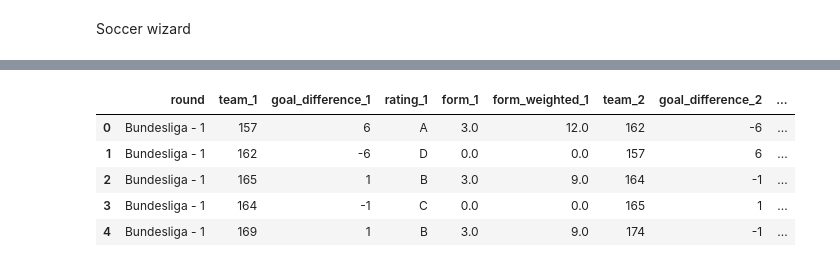
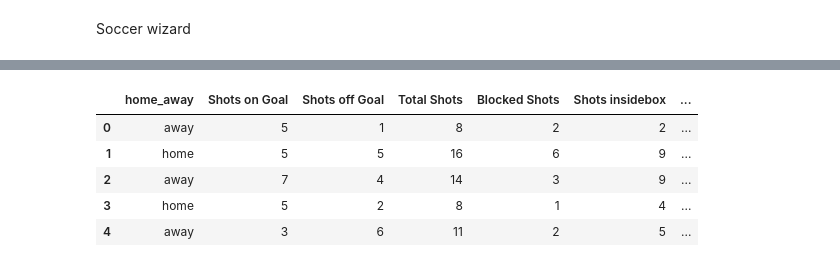
Before and after one commit to krflorian/soccer_odds, a Jupyter notebook: soccer_api.ipynb, the cells around one changed output, grey strips where cells are left out. Cells and saved outputs as stored; diff of their text form; code cells hidden in the pictures.

```diff
--- a/soccer_api.ipynb
+++ b/soccer_api.ipynb
@@ -129,3 +73,23 @@ results.head()
+# %%
+# attention ! a lot of API calls!
+stats = pd.read_csv('data/stats_2018.csv', index_col=0)
+stats.head()
+
+#stats = pd.DataFrame()
+#for id in results['match_id']:
+#    stat = pd.DataFrame(sc.request_match_statistics(id))
+#    stat['match_id'] = id
+#    stats = stats.append(stat)
+#stats = stats.rename_axis('home_away').reset_index()
+#stats.to_csv('data/stats_2018.csv')
+#stats.head()
+# %% [output]
+|  | home_away | Shots on Goal | Shots off Goal | Total Shots | Blocked Shots | Shots insidebox | ... |
+| 0 | away | 5 | 1 | 8 | 2 | 2 | ... |
+| 1 | home | 5 | 5 | 16 | 6 | 9 | ... |
+| 2 | away | 7 | 4 | 14 | 3 | 9 | ... |
+| 3 | home | 5 | 2 | 8 | 1 | 4 | ... |
+| 4 | away | 3 | 6 | 11 | 2 | 5 | ... |
 # %%
 rounds = results['round'].unique()
 table = {r:{t:{'points':[], 'goals_shot':[], 'goals_received':[]} for t in teams['id']} for r in rounds}
@@ -182,60 +158,3 @@ for t in teams['id']:
         form_rating.append(table[r][t]['rating'])
         table[r][t]['form'] = form.copy()
         table[r][t]['form_rating'] = form_rating.copy()
-# %%
-data = pd.DataFrame()
-for i in range(len(results)):
-    team_1 = results.loc[i]['home']
-    team_2 = results.loc[i]['away']
-    gameday = results.loc[i]['round']
-    if gameday == 'Bundesliga - 1':
-        last_gameday = gameday
-        next
-    form_ratings_1 = get_rating_value(table[last_gameday][team_1]['form_rating'])
-    form_ratings_2 = get_rating_value(table[last_gameday][team_2]['form_rating'])
-    form_weighted_1 = sum([table[last_gameday][team_1]['form'][i]*form_ratings_1[i] for i in range(len(form_ratings_1))])
-    form_weighted_2 = sum([table[last_gameday][team_2]['form'][i]*form_ratings_2[i] for i in range(len(form_ratings_2))])
-    if form_weighted_1 > 0:
-        form_weighted_1 = form_weighted_1/len(form_ratings_1)
-    if form_weighted_2 > 0:
-        form_weighted_2 = form_weighted_1/len(form_ratings_2)
-    data = data.append(pd.DataFrame({
-                                    'round': gameday,
-                                    'team_1': team_1,
-                                    'goal_difference_1': table[last_gameday][team_1]['goal_difference'],
-                                    'rating_1': table[last_gameday][team_1]['rating'],
-                                    'form_1': sum(table[last_gameday][team_1]['form'])/len(table[last_gameday][team_1]['form']),
-                                    'form_weighted_1': form_weighted_1,
-                                    'team_2': team_2,
-                                    'goal_difference_2': table[last_gameday][team_2]['goal_difference'],
-                                    'rating_2': table[last_gameday][team_2]['rating'],
-                                    'form_2': sum(table[last_gameday][team_2]['form'])/len(table[last_gameday][team_2]['form']),
-                                    'form_weighted_2' : form_weighted_2,
-                                    'home_away': [1],
-                                    'target': [results.loc[i]['points_home']]
-                                    }))
-    data = data.append(pd.DataFrame({
-                                'round': gameday,
-                                'team_1': team_2,
-                                'goal_difference_1': table[last_gameday][team_2]['goal_difference'],
-                                'rating_1': table[last_gameday][team_2]['rating'],
-                                'form_1': sum(table[last_gameday][team_2]['form'])/len(table[last_gameday][team_2]['form']),
-                                'form_weighted_1' : form_weighted_2,
-                                'team_2': team_1,
-                                'goal_difference_2': table[last_gameday][team_1]['goal_difference'],
-                                'rating_2': table[last_gameday][team_1]['rating'],
-                                'form_2': sum(table[last_gameday][team_1]['form'])/len(table[last_gameday][team_1]['form']),
-                                'form_weighted_2': form_weighted_1,
-                                'home_away': [0],
-                                'target': [results.loc[i]['points_away']]
-                                }))
-    last_gameday = gameday
-data = data.reset_index(drop=True)
-data.head()
-# %% [output]
-|  | round | team_1 | goal_difference_1 | rating_1 | form_1 | form_weighted_1 | team_2 | goal_difference_2 | ... |
-| 0 | Bundesliga - 1 | 157 | 6 | A | 3.0 | 12.0 | 162 | -6 | ... |
-| 1 | Bundesliga - 1 | 162 | -6 | D | 0.0 | 0.0 | 157 | 6 | ... |
-| 2 | Bundesliga - 1 | 165 | 1 | B | 3.0 | 9.0 | 164 | -1 | ... |
-| 3 | Bundesliga - 1 | 164 | -1 | C | 0.0 | 0.0 | 165 | 1 | ... |
-| 4 | Bundesliga - 1 | 169 | 1 | B | 3.0 | 9.0 | 174 | -1 | ... |
```
Also changed, not shown: parts of 34 cells of this notebook, 5 other files.
